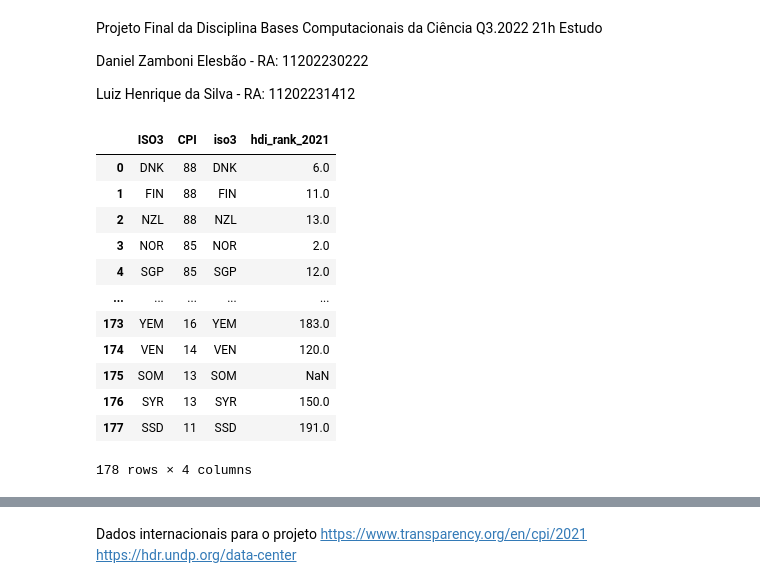
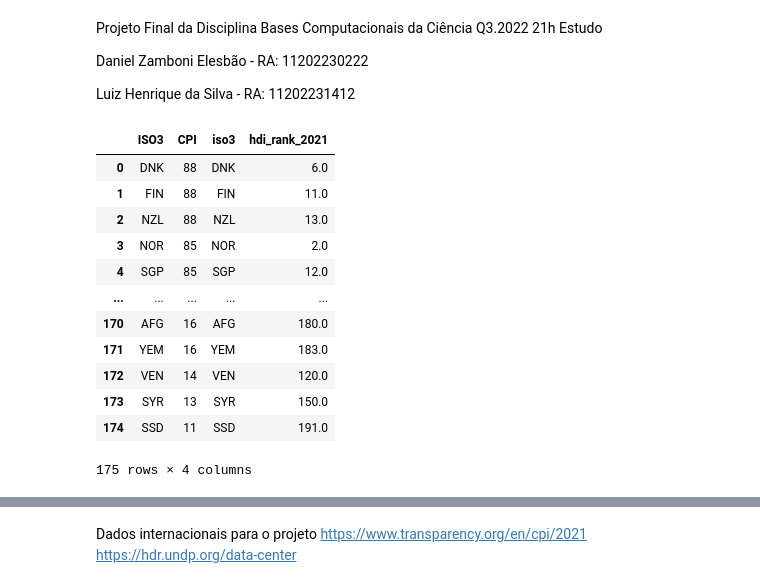
Before and after one commit to daniel-elesbao/BasesComputacionais, a Jupyter notebook: ProjetoBCCDanielZamboniElesbãoeLuizHenriquedaSilva.ipynb, the cells around one changed output, grey strips where cells are left out. Drawn from its saved outputs; the diff is of its cells as text; code cells hidden in the pictures.

```diff
--- a/ProjetoBCCDanielZamboniElesbãoeLuizHenriquedaSilva.ipynb
+++ b/ProjetoBCCDanielZamboniElesbãoeLuizHenriquedaSilva.ipynb
@@ -10,30 +10,30 @@ Luiz Henrique da Silva - RA: 11202231412
 # %%
 #Estudo estatístico comparativo entre o Índice de Desenvolvimento Humano (IDH ou HDR na sigla em inglês) das
 #Nações Unidas e o Índice de Percepção da Corrupção (CPI) da Transparência Internacional
 #Projeto com inspiração na disciplina 'Estado e Relações de Poder'
 import matplotlib.pyplot as plt #importa a biblioteca mathplotlib como plt
 import pandas as pd #importa a biblioteca pandas como pd
-hdr21 = pd.read_csv('https://raw.githubusercontent.com/daniel-elesbao/BasesComputacionais/master/HDR21-22_Composite_indices_complete_time_series.csv')
+hdr21 = pd.read_csv('https://raw.githubusercontent.com/daniel-elesbao/BasesComputacionais/master/HDR21-22_Composite_indices_complete_time_series2.csv')
 #Lê o CSV com o ranking do Índice de Desenvolvimento Humano das Nações Unidas de 2021
 cpi21 = pd.read_excel('https://raw.githubusercontent.com/daniel-elesbao/BasesComputacionais/master/CPI2021_GlobalResults&Trends.xlsx')
 #Lê planilha Excel com o índice de percepção de corrupção da transparência internacional de 2021
 cpi21 = cpi21.drop(labels=[0,1], axis=0) #remove as duas primeiras linhas do DataFrame, sem dados relevantes
 cpi21 = cpi21.rename(columns={'Unnamed: 1': 'ISO3','Unnamed: 3': 'CPI'}) #renomeia as colunas com as informações relevantes
 descor = pd.merge(cpi21, hdr21, left_on='ISO3', right_on='iso3') #funde os Dataframes alinhando os dados dos países pela padronização do nome ISO3
 descor = descor[['ISO3','CPI','iso3','hdi_rank_2021']] #remove todas as colunas exceto as que tem as informações relevantes para o escopo do projeto
 
 display (descor)
 # %% [output]
 |  | ISO3 | CPI | iso3 | hdi_rank_2021 |
 | 0 | DNK | 88 | DNK | 6.0 |
 | 1 | FIN | 88 | FIN | 11.0 |
 | 2 | NZL | 88 | NZL | 13.0 |
 | 3 | NOR | 85 | NOR | 2.0 |
 | 4 | SGP | 85 | SGP | 12.0 |
 | ... | ... | ... | ... | ... |
-| 173 | YEM | 16 | YEM | 183.0 |
-| 174 | VEN | 14 | VEN | 120.0 |
-| 175 | SOM | 13 | SOM | NaN |
-| 176 | SYR | 13 | SYR | 150.0 |
-| 177 | SSD | 11 | SSD | 191.0 |
+| 170 | AFG | 16 | AFG | 180.0 |
+| 171 | YEM | 16 | YEM | 183.0 |
+| 172 | VEN | 14 | VEN | 120.0 |
+| 173 | SYR | 13 | SYR | 150.0 |
+| 174 | SSD | 11 | SSD | 191.0 |
-178 rows × 4 columns
+175 rows × 4 columns
```
Also changed, not shown: parts of 2 cells of this notebook.
